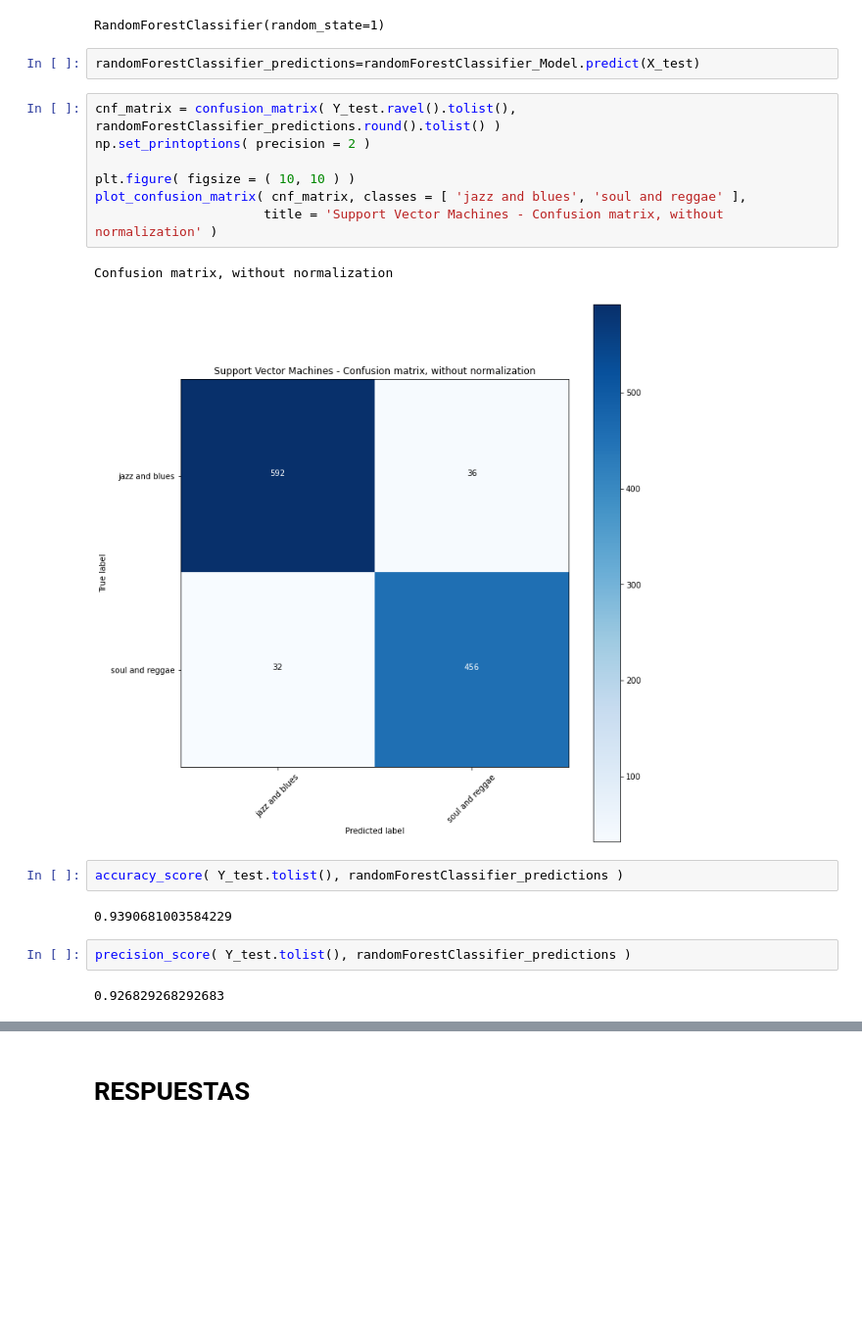
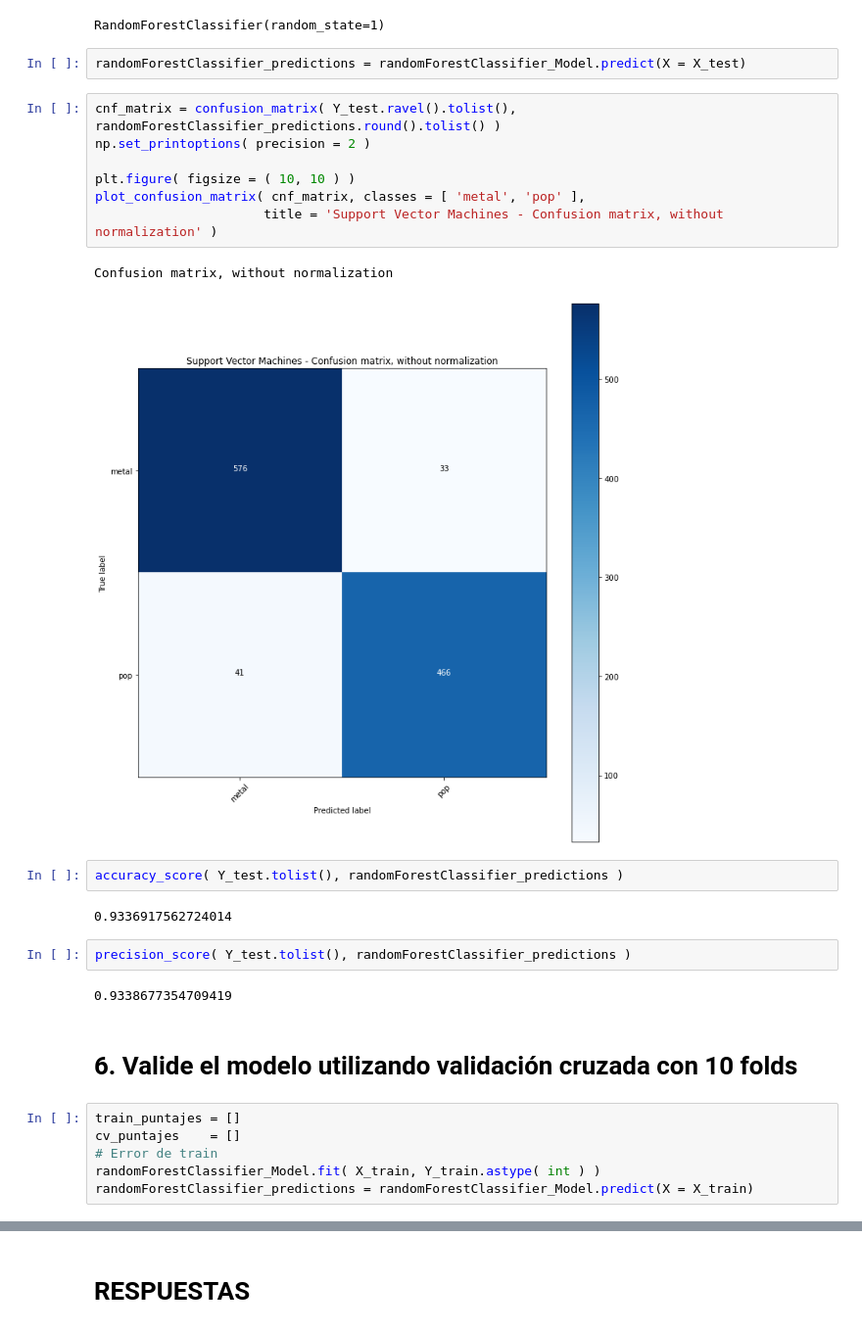
Before and after one commit to antoniomata99/taller2-unbosquebd2, a Jupyter notebook: Music.ipynb, the cells around one changed output, grey strips where cells are left out. Shown: that part at 98% size. Drawn from its saved outputs; the diff is of its cells as text; blank space fills up the shorter version.

```diff
--- a/Music.ipynb
+++ b/Music.ipynb
@@ -429,22 +438,30 @@ randomForestClassifier_Model.fit( X_train, Y_train.astype( int ) )
 # %% [output]
 RandomForestClassifier(random_state=1)
 # %%
-randomForestClassifier_predictions=randomForestClassifier_Model.predict(X_test)
+randomForestClassifier_predictions = randomForestClassifier_Model.predict(X = X_test)
 # %%
 cnf_matrix = confusion_matrix( Y_test.ravel().tolist(), randomForestClassifier_predictions.round().tolist() )
 np.set_printoptions( precision = 2 )
 
 plt.figure( figsize = ( 10, 10 ) )
-plot_confusion_matrix( cnf_matrix, classes = [ 'jazz and blues', 'soul and reggae' ],
+plot_confusion_matrix( cnf_matrix, classes = [ 'metal', 'pop' ],
                       title = 'Support Vector Machines - Confusion matrix, without normalization' )
 # %% [output]
 Confusion matrix, without normalization
-[figure, old version]
+[figure, new version]
 # %%
 accuracy_score( Y_test.tolist(), randomForestClassifier_predictions )
 # %% [output]
-0.9390681003584229
+0.9336917562724014
 # %%
 precision_score( Y_test.tolist(), randomForestClassifier_predictions )
 # %% [output]
-0.926829268292683
+0.9338677354709419
+# %% [markdown]
+# 6. Valide el modelo utilizando validación cruzada con 10 folds
+# %%
+train_puntajes = []
+cv_puntajes    = []
+# Error de train
+randomForestClassifier_Model.fit( X_train, Y_train.astype( int ) )
+randomForestClassifier_predictions = randomForestClassifier_Model.predict(X = X_train)
```
Also changed, not shown: parts of 36 cells of this notebook, 1 other file.
